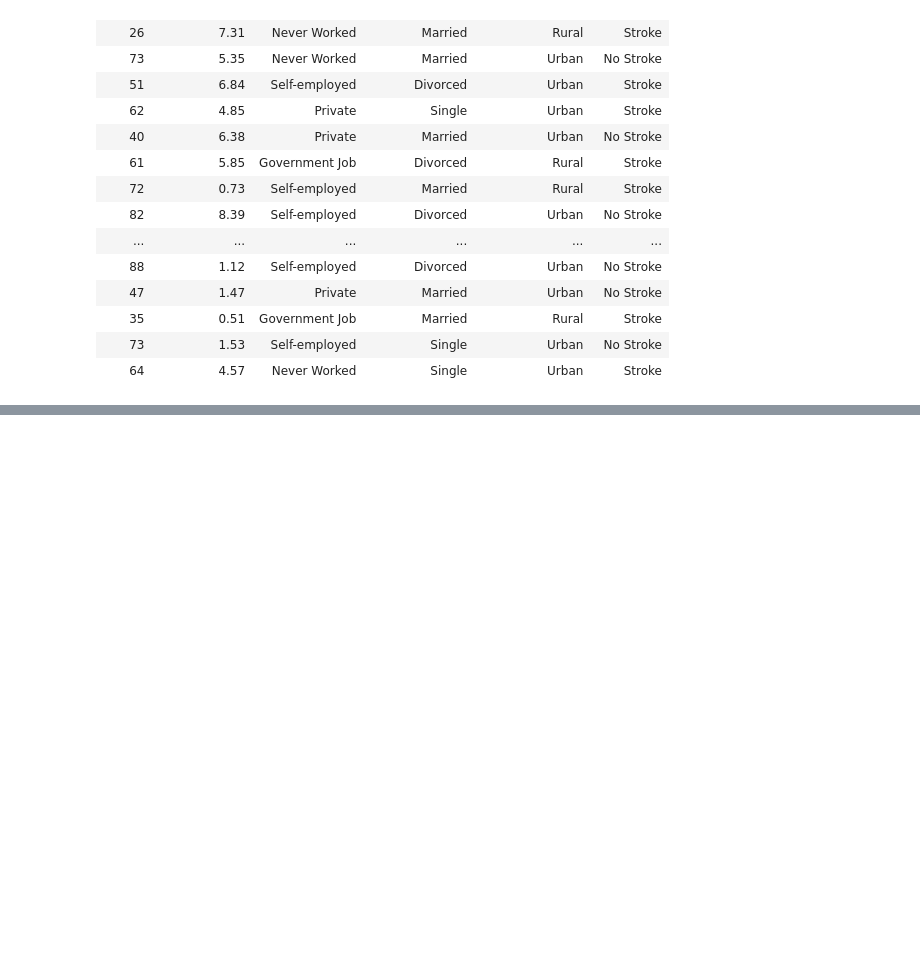
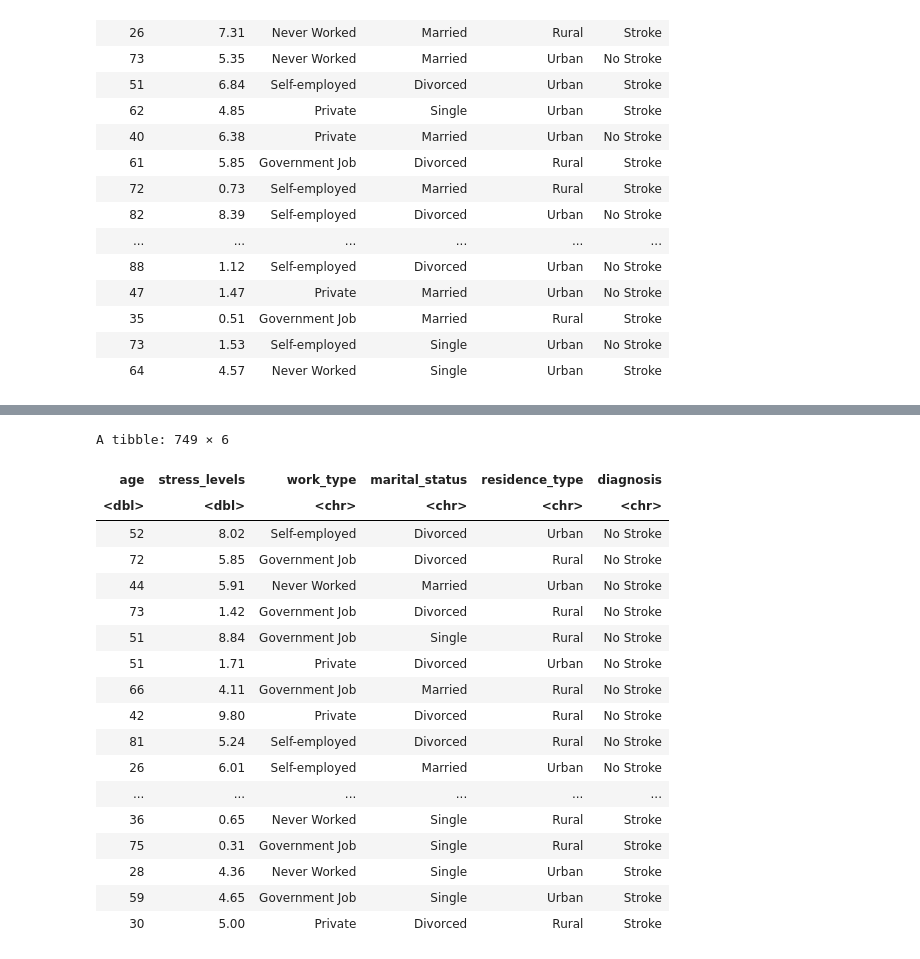
Before and after one commit to Megunight/dsci100-project, a Jupyter notebook: Stroke.project.ipynb, the cells around one changed output, grey strips where cells are left out. Cells and saved outputs as stored; diff of their text form; code cells hidden in the pictures; blank space fills up the shorter version.

```diff
--- a/Stroke.project.ipynb
+++ b/Stroke.project.ipynb
@@ -102,3 +112,29 @@ A tibble: 1000 × 6
+# %%
+stroke_split <- initial_split(stroke_sample, prop = 0.75, strata = diagnosis)
+stroke_training <- training(stroke_split)
+stroke_testing <- testing(stroke_split)
+
+stroke_training
+# %% [output]
+A tibble: 749 × 6
+| age | stress_levels | work_type | marital_status | residence_type | diagnosis |
+| <dbl> | <dbl> | <chr> | <chr> | <chr> | <chr> |
+| 52 | 8.02 | Self-employed | Divorced | Urban | No Stroke |
+| 72 | 5.85 | Government Job | Divorced | Rural | No Stroke |
+| 44 | 5.91 | Never Worked | Married | Urban | No Stroke |
+| 73 | 1.42 | Government Job | Divorced | Rural | No Stroke |
+| 51 | 8.84 | Government Job | Single | Rural | No Stroke |
+| 51 | 1.71 | Private | Divorced | Urban | No Stroke |
+| 66 | 4.11 | Government Job | Married | Rural | No Stroke |
+| 42 | 9.80 | Private | Divorced | Rural | No Stroke |
+| 81 | 5.24 | Self-employed | Divorced | Rural | No Stroke |
+| 26 | 6.01 | Self-employed | Married | Urban | No Stroke |
+| ... | ... | ... | ... | ... | ... |
+| 36 | 0.65 | Never Worked | Single | Rural | Stroke |
+| 75 | 0.31 | Government Job | Single | Rural | Stroke |
+| 28 | 4.36 | Never Worked | Single | Urban | Stroke |
+| 59 | 4.65 | Government Job | Single | Urban | Stroke |
+| 30 | 5.00 | Private | Divorced | Rural | Stroke |
 # %%
 options(repr.plot.width = 7, repr.plot.height = 7)
 
```
Also changed, not shown: parts of 4 cells of this notebook.
